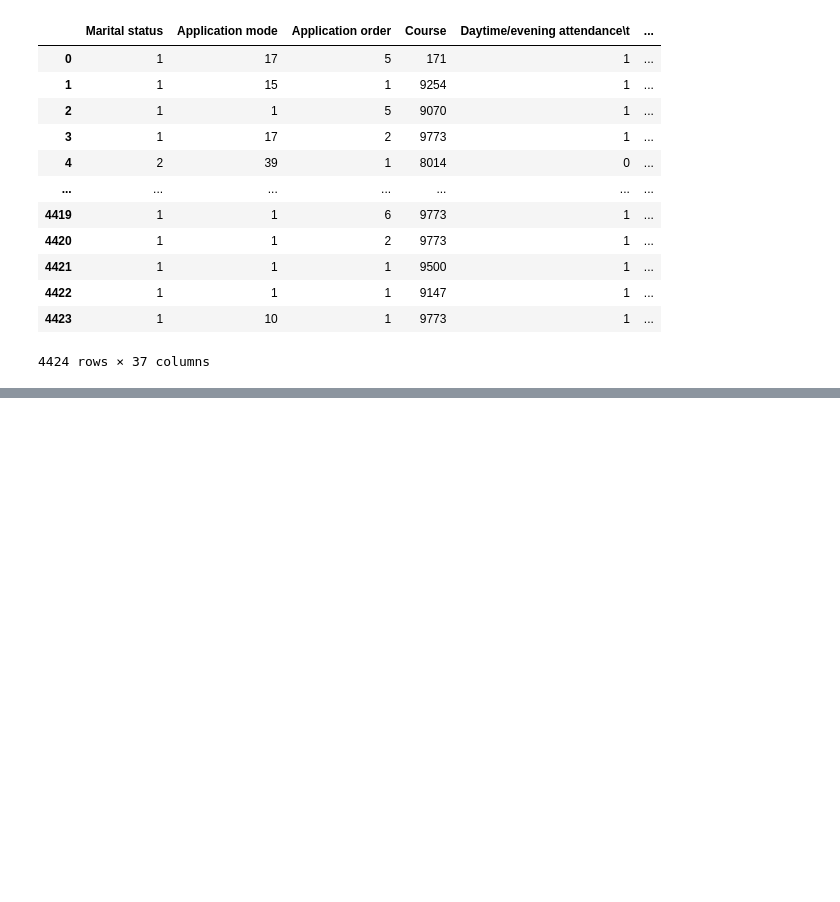
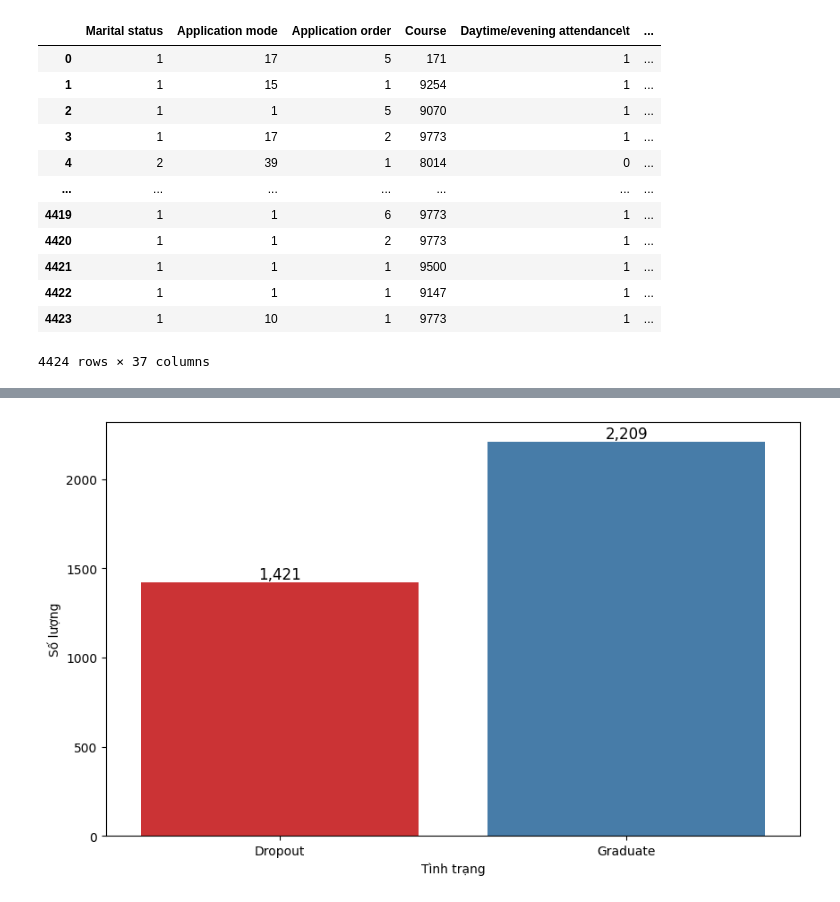
Before and after one commit to StrugVN/data-analysis-ctu, a Jupyter notebook: 1/1.ipynb, the cells around one changed output, grey strips where cells are left out. Drawn from its saved outputs; the diff is of its cells as text; code cells hidden in the pictures; blank space fills up the shorter version.

```diff
--- a/1/1.ipynb
+++ b/1/1.ipynb
@@ -239,3 +31,0 @@ Biểu đồ cho thấy phân bổ dữ liệu không đều giữa ba nhóm Tar
-# %%
-# Số môn đã qua - Năm
-df_raw['Curricular units Year'] = df_raw['Curricular units 1st sem (approved)'] + df_raw['Curricular units 2nd sem (approved)']
@@ -258,3 +31,0 @@ Ngoài ra, cả ba nhóm đều có nhiều điểm ngoại lệ (outliers), đ
-# %%
-# Điểm tích lũy - Năm
-df_raw['Curricular grade Year'] = df_raw['Curricular units 1st sem (grade)'] + df_raw['Curricular units 2nd sem (grade)']
@@ -301,2 +31,0 @@ Ngược lại, nhóm Graduate và Enrolled có độ tuổi nhập học thấp
-# %%
-df_raw['Curricular units failed Year'] = df_raw['Curricular units 1st sem (enrolled)'] + df_raw['Curricular units 2nd sem (enrolled)'] - df_raw['Curricular units Year']
@@ -697,0 +166,18 @@ for col in boxplot_cols:
+# %%
+# Bỏ Enrolled
+df_bin_target = df_raw[df_raw['Target'] != 'Enrolled'].copy()
+# %%
+# plot Target
+plt.figure(figsize=(10, 6))
+sns.countplot(data=df_bin_target, x='Target', hue='Target',legend=False, palette='Set1', hue_order=['Dropout', 'Graduate'])
+
+for p in plt.gca().patches:
+    plt.text(p.get_x() + p.get_width() / 2, p.get_height(),
+             f'{int(p.get_height()):,}',
+             ha='center', va='bottom', fontsize=12, color='black')
+
+plt.xlabel('Tình trạng')
+plt.ylabel('Số lượng')
+plt.show()
+# %% [output]
+[figure, added]
```
Also changed, not shown: parts of 78 cells of this notebook, 7 other files.
